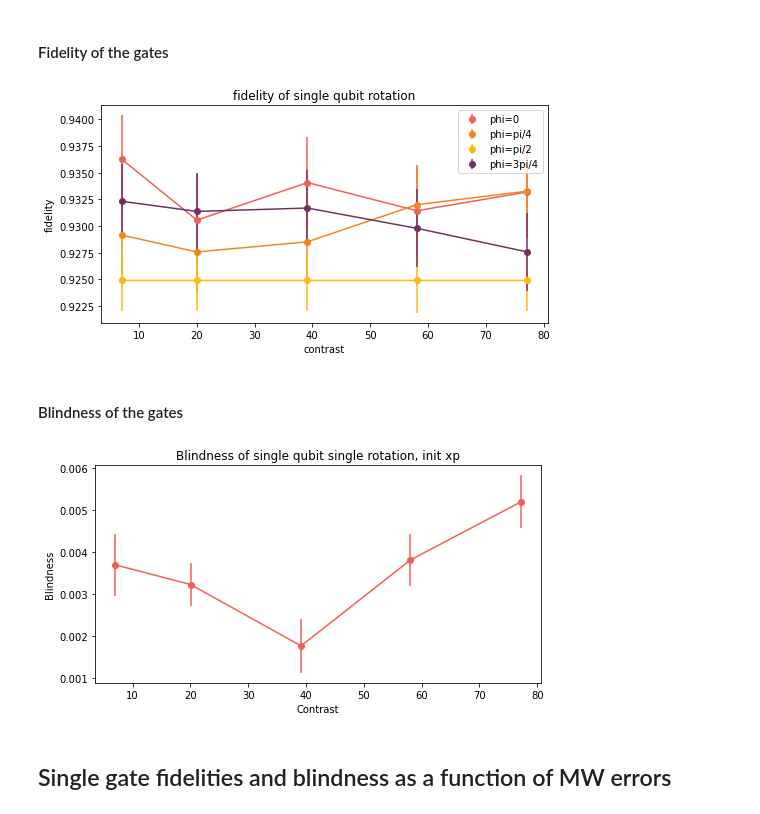
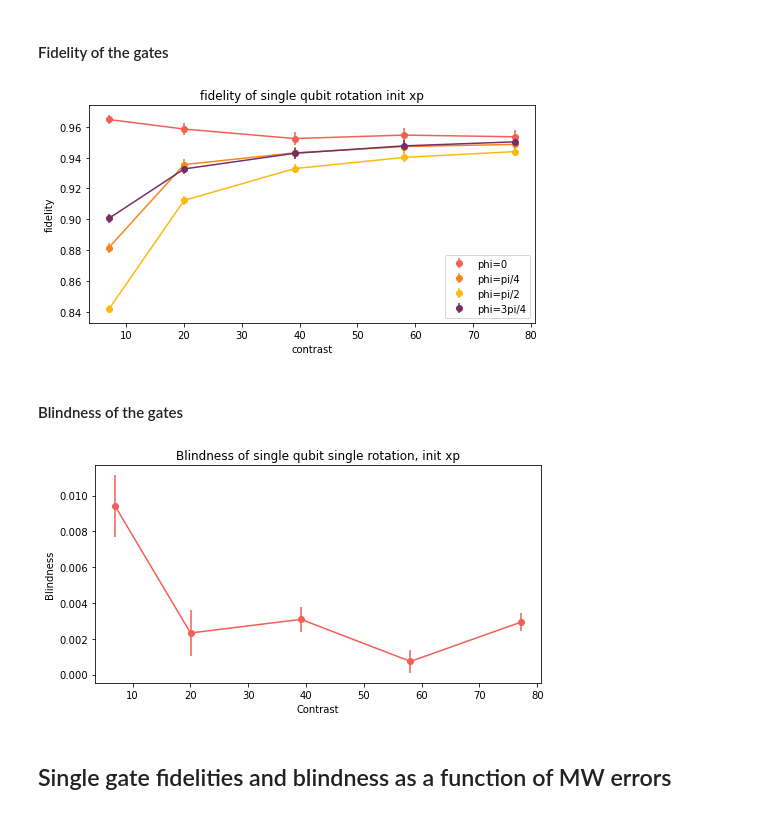
Before and after one commit to lukingroup/simnet, a Jupyter notebook: Notebooks/Blind_SingleNode.ipynb, the cells around one changed output. Drawn from its saved outputs; the diff is of its cells as text; code cells hidden in the pictures.

Commit message:
commit fixes in contrast

```diff
--- a/Notebooks/Blind_SingleNode.ipynb
+++ b/Notebooks/Blind_SingleNode.ipynb
@@ -708,7 +709,7 @@ cluster_state_length = 1
 
 n_rounds = 100
 n_col = 6
-mu = 0.3
+mu = 0.2
 
 xp_array_angle_cl = np.empty((0, 2), dtype=float)
 xp_array_angle_s = np.empty((0, 2), dtype=float)
@@ -824,7 +825,7 @@ df.to_csv(file_path, index=False)
 import ast
 
 # File path for the input CSV
-file_path = f'/Users/azizasuleymanzade/Lukin SiV Dropbox/Aziza azizasuleymanzade@g.harvard.edu/bqc_paper/Simulation/SimulationCode/OutputFiles/BlindComputing/Fig1/SingleGates_xpinit_rhos_phis_100pts_mu0_2_contrast_list_perfMW_2024-08-21_10-25-27.csv'
+file_path = f'/Users/azizasuleymanzade/Lukin SiV Dropbox/Aziza azizasuleymanzade@g.harvard.edu/bqc_paper/Simulation/SimulationCode/OutputFiles/BlindComputing/Fig1/SingleGates_xpinit_rhos_phis_100pts_mu0.2_contrast_list_perfMW_2024-08-23_10-44-30.csv'
 # Read the CSV file into a DataFrame
 df = pd.read_csv(file_path)
 
@@ -899,25 +900,25 @@ for i in range(len(phi1)):
 # %%
 
 plt.figure(figsize=(8, 4))
 plt.plot(real_contrasts, fid_phi_contr[0:len(contrast_list)], color=c1)
 plt.errorbar(real_contrasts,  fid_phi_contr[0:len(contrast_list)], yerr= fid_err_phi_contr[0:len(contrast_list)],  fmt='o', color=c1, label='phi=0')
 plt.plot(real_contrasts, fid_phi_contr[len(contrast_list):2*len(contrast_list)], color=c2)
 plt.errorbar(real_contrasts,  fid_phi_contr[len(contrast_list):2*len(contrast_list)], yerr= fid_err_phi_contr[len(contrast_list):2*len(contrast_list)],  fmt='o', color=c2,  label='phi=pi/4')
 plt.plot(real_contrasts, fid_phi_contr[2*len(contrast_list):3*len(contrast_list)], color=c3)
 plt.errorbar(real_contrasts,  fid_phi_contr[2*len(contrast_list):3*len(contrast_list)], yerr= fid_err_phi_contr[2*len(contrast_list):3*len(contrast_list)],  fmt='o', color=c3, label='phi=pi/2')
 plt.plot(real_contrasts, fid_phi_contr[3*len(contrast_list):], color=c4)
 plt.errorbar(real_contrasts,  fid_phi_contr[3*len(contrast_list):], yerr= fid_err_phi_contr[3*len(contrast_list):],  fmt='o', color=c4, label='phi=3pi/4')
 
 #Add labels and title
 plt.xlabel('contrast')
 plt.ylabel('fidelity')
-plt.title('fidelity of single qubit rotation')
+plt.title('fidelity of single qubit rotation init xp')
 plt.legend()
 
 # Show the plot
 plt.show()
 # %% [output]
-[figure, old version]
+[figure, new version]
 # %% [markdown]
 #### Blindness of the gates
 # %%
@@ -956,7 +957,7 @@ plt.title('Blindness of single qubit single rotation, init xp')
 # Show the plot
 plt.show()
 # %% [output]
-[figure, old version]
+[figure, new version]
 # %% [markdown]
 ## Single gate fidelities and blindness as a function of MW errors
 # %%
```
Also changed, not shown: parts of 10 cells of this notebook, 15 other files.
